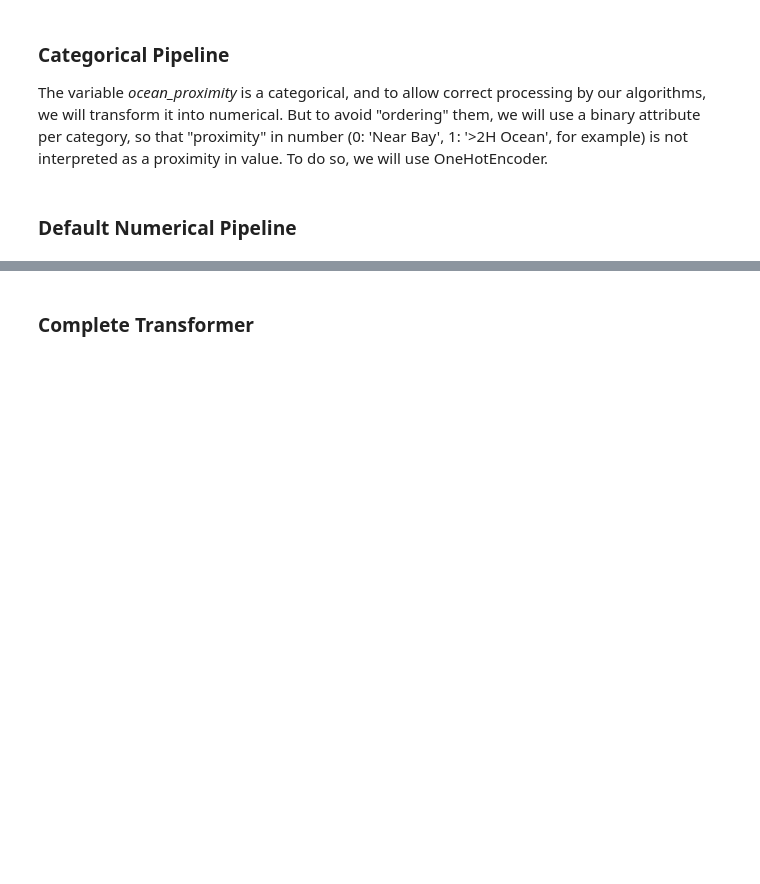
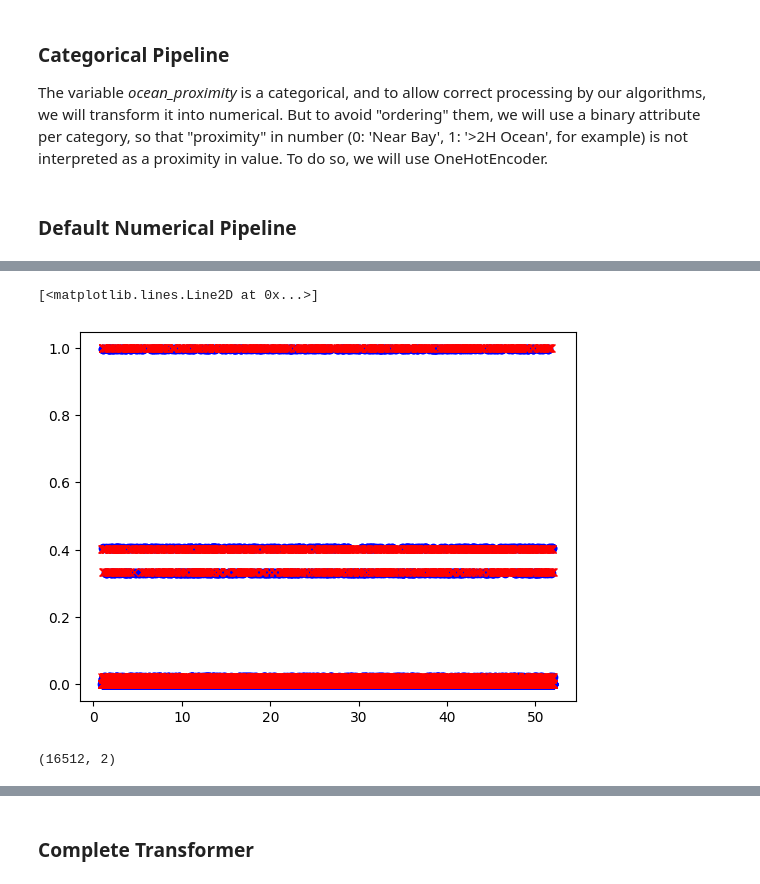
Before and after one commit to LucidOtter/MLLearning, a Jupyter notebook: 02_end2end_MLLearning.ipynb, the cells around one changed output, grey strips where cells are left out. Saved outputs shown, nothing was run; the diff lists cells and outputs as text; code cells hidden in the pictures; blank space fills up the shorter version.

```diff
--- a/02_end2end_MLLearning.ipynb
+++ b/02_end2end_MLLearning.ipynb
@@ -338,12 +344,13 @@ I am hopeful I would have thought of the base idea, but I am not sure I'd have b
 # %%
 class ClusterSimilarity(BaseEstimator, TransformerMixin):
-    def __init__(self, n_clusters=10, gamma=1.0, random_state=None):
+    def __init__(self, n_clusters=10, gamma=1.0, random_state=None, n_init=10):
         self.n_clusters = n_clusters
         self.gamma = gamma
         self.random_state = random_state
+        self.n_init = 10
 
     def fit(self, X, y=None, sample_weight=None):
-        self.kmeans_ = KMeans(self.n_clusters, random_state=self.random_state, n_init=10)
+        self.kmeans_ = KMeans(self.n_clusters, random_state=self.random_state, n_init=self.n_init)
         self.kmeans_.fit(X, sample_weight=sample_weight)
         return self # Necessary, must always be returned for fit
 
@@ -378,0 +532,16 @@ Once the base pipeline presented in the book has been copied here, it would be a
+# %%
+age_simil2 = ClusterSimilarity(n_clusters=2, random_state=42)
+similarities = age_simil2.fit_transform(housing[["housing_median_age"]])
+# %%
+ages = np.linspace(housing["housing_median_age"].min(), housing["housing_median_age"].max(), housing.shape[0])
+similarity_indexor = similarities[:, 0] > similarities[:, 1]
+
+plt.plot(ages[similarity_indexor], similarities[similarity_indexor, 0], 'bo')
+plt.plot(ages[~similarity_indexor], similarities[~similarity_indexor, 1], 'rx')
+# %% [output]
+[<matplotlib.lines.Line2D at 0x...>]
+[figure, added]
+# %%
+similarities.shape
+# %% [output]
+(16512, 2)
```
Also changed, not shown: parts of 20 cells of this notebook, 1 other file.
